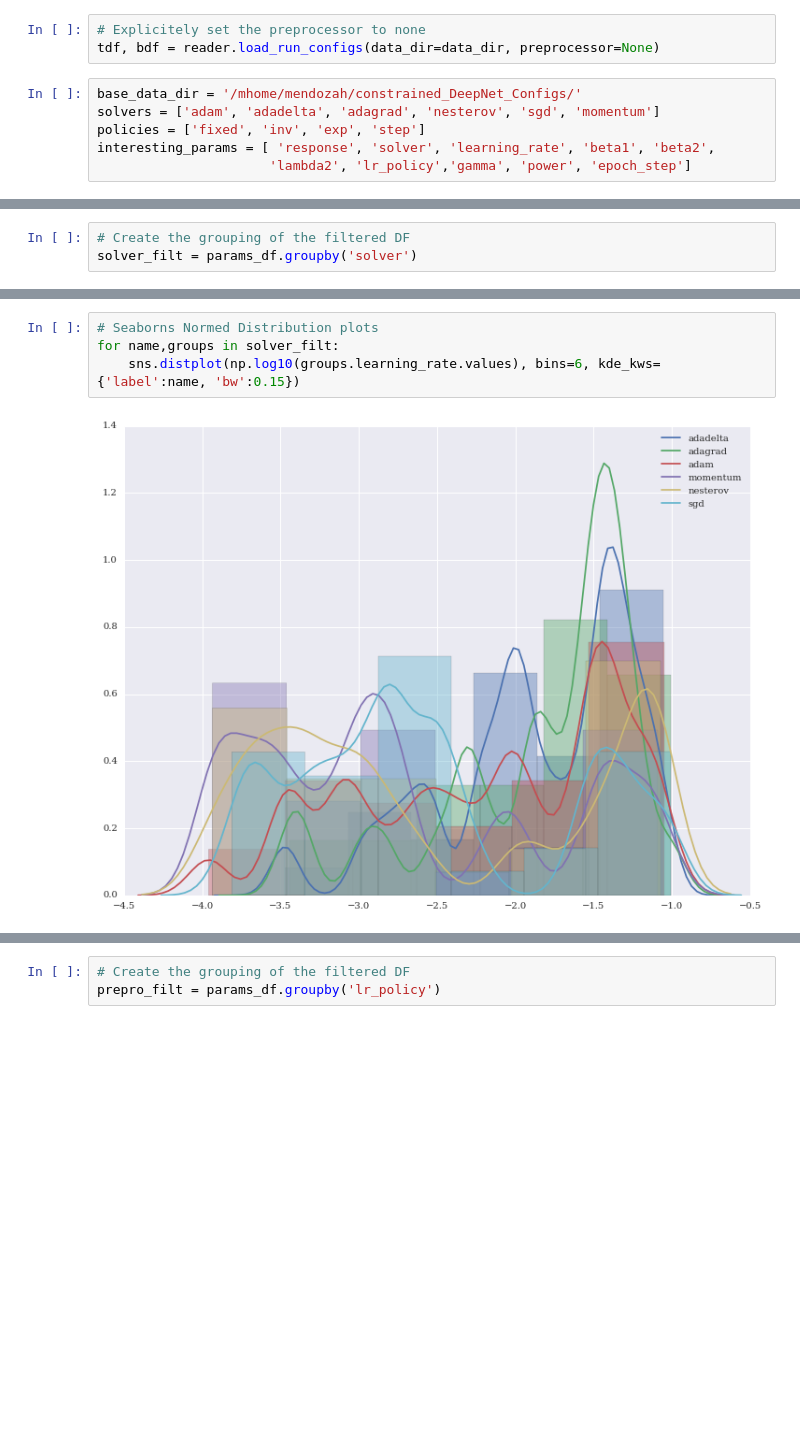
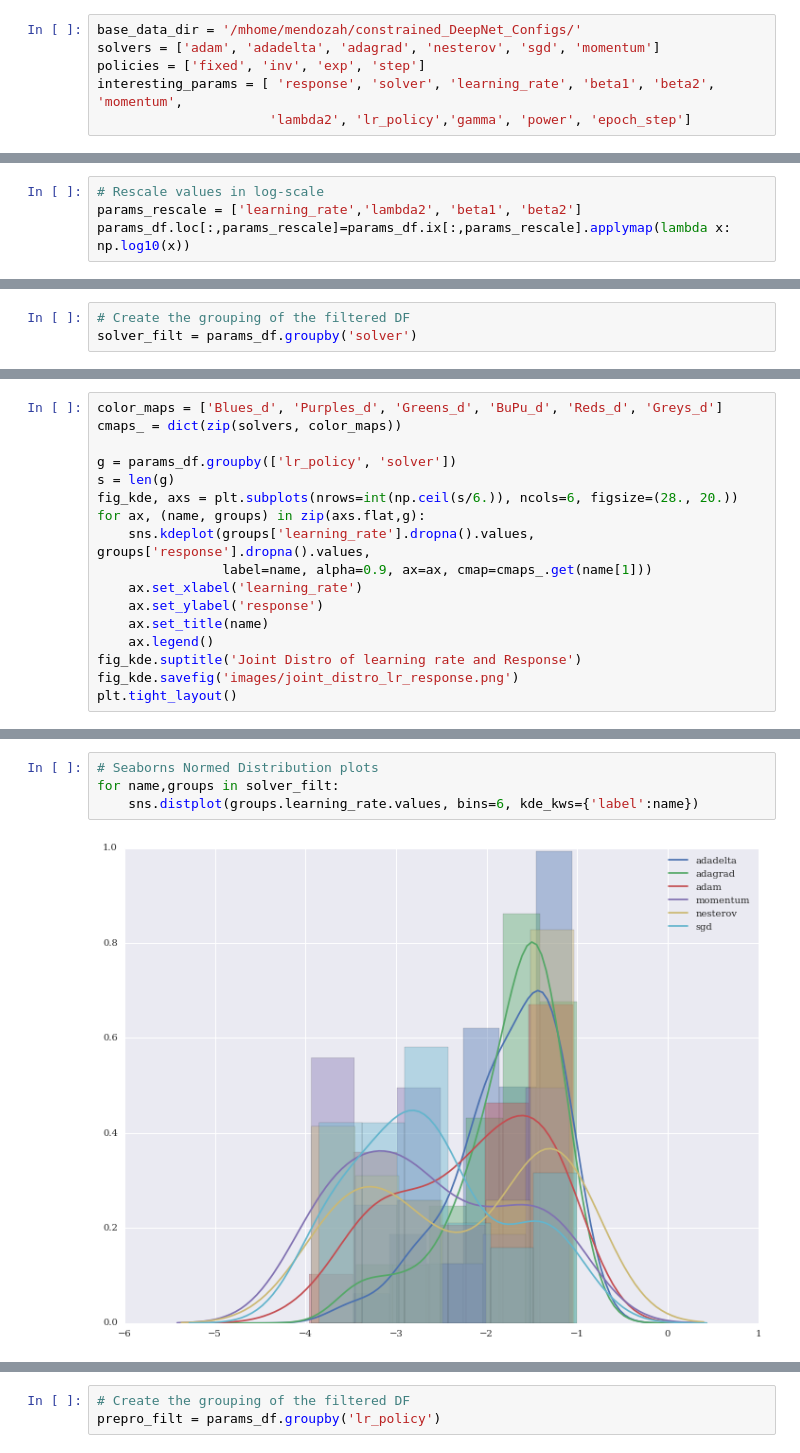
Before and after one commit to hmendozap/master-arbeit-projects, a Jupyter notebook: plotting_param_distros/Policy_vs_Solver_Response.ipynb, the cells around one changed output, grey strips where cells are left out. Drawn from its saved outputs; the diff is of its cells as text; blank space fills up the shorter version.

```diff
--- a/plotting_param_distros/Policy_vs_Solver_Response.ipynb
+++ b/plotting_param_distros/Policy_vs_Solver_Response.ipynb
@@ -25,14 +24,11 @@ data_dir = '/mhome/mendozah/constrained_DeepNet_Configs/adam_results/inv'
 dataset = '554_bac'
 # %%
 reader = cr.ConfigReader(dataset=dataset)
-# %%
-# Explicitely set the preprocessor to none
-tdf, bdf = reader.load_run_configs(data_dir=data_dir, preprocessor=None)
 # %%
 base_data_dir = '/mhome/mendozah/constrained_DeepNet_Configs/'
 solvers = ['adam', 'adadelta', 'adagrad', 'nesterov', 'sgd', 'momentum']
 policies = ['fixed', 'inv', 'exp', 'step']
-interesting_params = [ 'response', 'solver', 'learning_rate', 'beta1', 'beta2',
+interesting_params = [ 'response', 'solver', 'learning_rate', 'beta1', 'beta2', 'momentum',
                       'lambda2', 'lr_policy','gamma', 'power', 'epoch_step']
 # %%
 policy_solver_mean = []
@@ -85,3 +81,7 @@ mean_df.plot(kind='bar', yerr=sem_df)
+# %%
+# Rescale values in log-scale
+params_rescale = ['learning_rate','lambda2', 'beta1', 'beta2']
+params_df.loc[:,params_rescale]=params_df.ix[:,params_rescale].applymap(lambda x: np.log10(x))
 # %%
 # Plot the empirical CDF
 sorted_Y = (params_df.sort_values(by='response', ascending=True)['response'].values)
@@ -129,0 +140,17 @@ g_scatterGrid.fig.subplots_adjust(wspace=.05, hspace=.1)
+# %%
+color_maps = ['Blues_d', 'Purples_d', 'Greens_d', 'BuPu_d', 'Reds_d', 'Greys_d']
+cmaps_ = dict(zip(solvers, color_maps))
+
+g = params_df.groupby(['lr_policy', 'solver'])
+s = len(g)
+fig_kde, axs = plt.subplots(nrows=int(np.ceil(s/6.)), ncols=6, figsize=(28., 20.))
+for ax, (name, groups) in zip(axs.flat,g):
+    sns.kdeplot(groups['learning_rate'].dropna().values, groups['response'].dropna().values,
+                label=name, alpha=0.9, ax=ax, cmap=cmaps_.get(name[1]))
+    ax.set_xlabel('learning_rate')
+    ax.set_ylabel('response')
+    ax.set_title(name)
+    ax.legend()
+fig_kde.suptitle('Joint Distro of learning rate and Response')
+fig_kde.savefig('images/joint_distro_lr_response.png')
+plt.tight_layout()
@@ -130,9 +159,9 @@ g_scatterGrid.fig.subplots_adjust(wspace=.05, hspace=.1)
 # %%
 # Seaborns Normed Distribution plots
 for name,groups in solver_filt:
-    sns.distplot(np.log10(groups.learning_rate.values), bins=6, kde_kws={'label':name, 'bw':0.15})
+    sns.distplot(groups.learning_rate.values, bins=6, kde_kws={'label':name})
 # %% [output]
-[figure, old version]
+[figure, new version]
 # %%
 #Subplots of the previous histogram
 color_histograms = sns.color_palette('Set1_r',12, desat=1.0)
```
Also changed, not shown: parts of 18 cells of this notebook, 4 other files.
